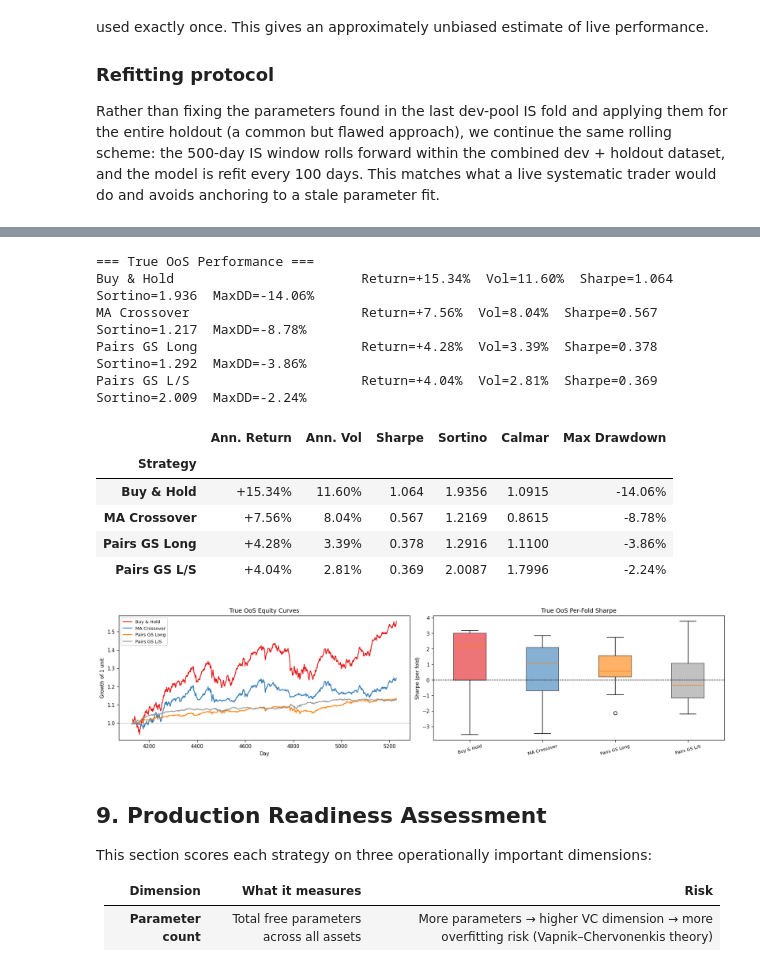
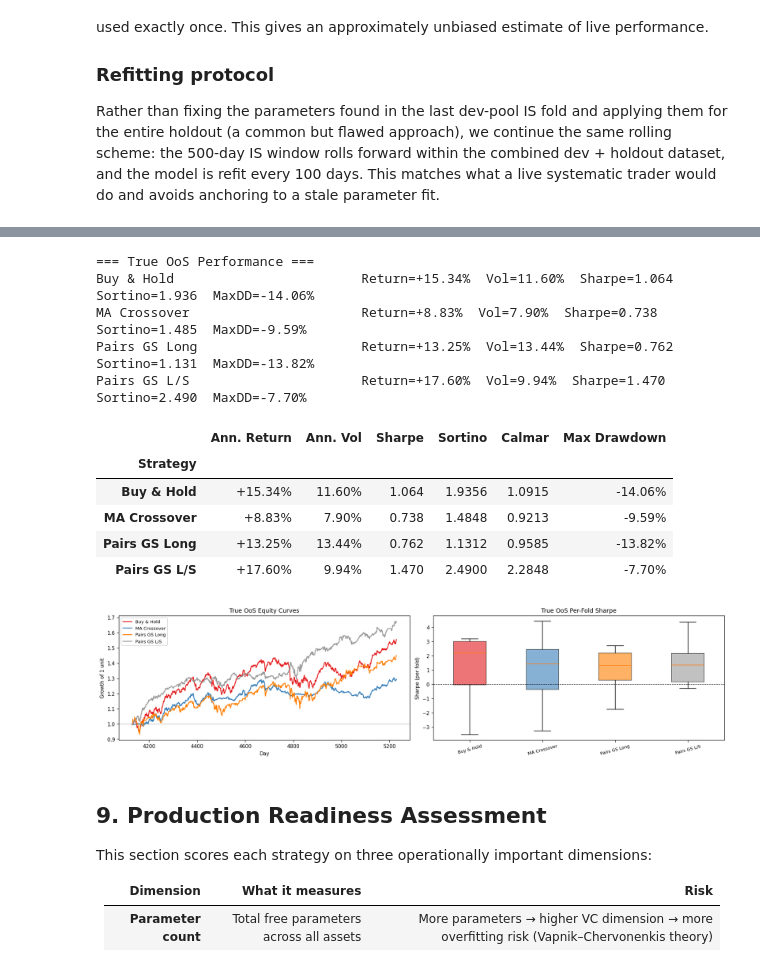
Before and after one commit to PeOll/TMS088, a Jupyter notebook: Subtasks-2/task4-merged.ipynb, the cells around one changed output, grey strips where cells are left out. Cells and saved outputs as stored; diff of their text form; code cells hidden in the pictures.

```diff
--- a/Subtasks-2/task4-merged.ipynb
+++ b/Subtasks-2/task4-merged.ipynb
@@ -375,7 +381,8 @@ def make_pairs_fold(A, B, variant='lo'):
             z_is = pairs_z_score(log_is, A, B, w).reindex(ret_is.index).values
             for ez in ENTRY_GRID:
                 pA, pB = state_fn(z_is, ez)
-                pair_ret = pA * ret_is[A].values + pB * ret_is[B].values
+                flat_frac = (np.abs(pA) + np.abs(pB) == 0).astype(float)
+                pair_ret  = pA * ret_is[A].values + pB * ret_is[B].values + flat_frac * rf_daily
                 sh = sharpe(pd.Series(pair_ret, index=ret_is.index))
                 if sh > best_sh:
                     best_sh, best_win, best_ez = sh, w, ez
@@ -386,9 +393,12 @@ def make_pairs_fold(A, B, variant='lo'):
         pA_ser = pd.Series(pA_all, index=log_w.index).reindex(ret_oos.index).fillna(0)
         pB_ser = pd.Series(pB_all, index=log_w.index).reindex(ret_oos.index).fillna(0)
 
+        pA_arr  = pA_ser.values
+        pB_arr  = pB_ser.values
+        flat_rf = (np.abs(pA_arr) + np.abs(pB_arr) == 0).astype(float) * rf_daily
         out     = pd.DataFrame(0.0, index=ret_oos.index, columns=SERIES)
-        out[A]  = pA_ser.values * ret_oos[A].values
-        out[B]  = pB_ser.values * ret_oos[B].values
+        out[A]  = pA_arr * ret_oos[A].values + flat_rf / 2
+        out[B]  = pB_arr * ret_oos[B].values + flat_rf / 2
         return out
 
     return fold_fn
@@ -556,7 +578,7 @@ Done.
 print('=== Portfolio-Level Walk-Forward Performance ===')
 metric_rows, fold_rows = [], []
 for name, _ in MAIN_STRATS:
-    port = WF[name]['rets'].mean(axis=1)
+    port = WF[name]['rets'][STRAT_ACTIVE[name]].mean(axis=1)
     metric_rows.append(backtest_metrics(port, label=name))
     fold_rows.append(fold_stats(WF[name]['fold_srs'], label=name))
 
@@ -631,7 +653,7 @@ for ax, (name, _) in zip(axes.flat, MAIN_STRATS):
         cum = (1 + oos_df[col]).cumprod()
         ax.plot(cum.index, cum.values, lw=0.9, color=ASSET_COLORS[col],
                 alpha=0.75, label=col)
-    port_cum = (1 + oos_df.mean(axis=1)).cumprod()
+    port_cum = (1 + oos_df[STRAT_ACTIVE[name]].mean(axis=1)).cumprod()
     ax.plot(port_cum.index, port_cum.values, 'k-', lw=2.0, label='Portfolio')
     ax.axhline(1.0, color='gray', lw=0.3)
     ax.set_title(name, fontsize=9)
@@ -1038,14 +1066,15 @@ def run_real_oos(fold_fn, lr_full, prices_full_c, oos_start_pos):
     oos_chunks, fold_srs = [], []
     pos = oos_start_pos
     while pos + OOS_STEP <= n:
-        is_start = max(0, pos - IS_WINDOW)
+        is_start = 0
         ret_is   = lr_full.iloc[is_start : pos]
         ret_oos  = lr_full.iloc[pos : pos + OOS_STEP]
         prices_w = prices_full_c.loc[prices_full_c.index.isin(
             ret_is.index.tolist() + ret_oos.index.tolist())]
         oos = fold_fn(ret_is, ret_oos, prices_w)
         oos_chunks.append(oos)
-        fold_srs.append(sharpe(oos.mean(axis=1)))
+        active = _active_cols(oos)
+        fold_srs.append(sharpe(oos[active].mean(axis=1)))
         pos += OOS_STEP
     if not oos_chunks:
         return pd.DataFrame(columns=SERIES, dtype=float), []
@@ -1055,15 +1084,6 @@ lr_full_combined     = pd.concat([lr_pseudo, lr_holdout])
 prices_full_combined = pd.concat([prices_pseudo, prices_holdout])
 oos_start_pos        = len(lr_pseudo)
 
-# Compute Sharpe over active assets only (pairs have 5/7 zero columns)
-STRAT_ACTIVE = {
-    'Buy & Hold':    SERIES,
-    'MA Crossover':  SERIES,
-    'Pairs GW Long': ['gurkor', 'water'],
-    'Pairs GS Long': ['guitars', 'slingshots'],
-    'Pairs GW L/S':  ['gurkor', 'water'],
-    'Pairs GS L/S':  ['guitars', 'slingshots'],
-}
 dev_sharpes = {
     name: sharpe(WF[name]['rets'][STRAT_ACTIVE[name]].mean(axis=1))
     for name, _ in MAIN_STRATS
@@ -1090,7 +1126,7 @@ print('Done.')
 print('=== True OoS Performance ===')
 roos_rows = []
 for name, _ in roos_strats:
-    port = ROOS[name]['rets'].mean(axis=1)
+    port = ROOS[name]['rets'][STRAT_ACTIVE[name]].mean(axis=1)
     roos_rows.append(backtest_metrics(port, label=name))
 
 roos_tbl = pd.DataFrame(roos_rows).set_index('Strategy').round(4)
@@ -1098,41 +1134,41 @@ roos_tbl['Ann. Return']  = roos_tbl['Ann. Return'].map('{:+.2%}'.format)
 roos_tbl['Ann. Vol']     = roos_tbl['Ann. Vol'].map('{:.2%}'.format)
 roos_tbl['Max Drawdown'] = roos_tbl['Max Drawdown'].map('{:.2%}'.format)
 roos_tbl['Sharpe']       = roos_tbl['Sharpe'].map('{:.3f}'.format)
 display(roos_tbl)
 
 fig, axes = plt.subplots(1, 2, figsize=(16, 4))
 for name, _ in roos_strats:
-    port_cum = (1 + ROOS[name]['rets'].mean(axis=1)).cumprod()
+    port_cum = (1 + ROOS[name]['rets'][STRAT_ACTIVE[name]].mean(axis=1)).cumprod()
     axes[0].plot(port_cum.index, port_cum.values, lw=1.5, label=name,
                  color=STRAT_COLORS.get(name, 'gray'))
 axes[0].axhline(1.0, color='gray', lw=0.4)
 axes[0].set(xlabel='Day', ylabel='Growth of 1 unit', title='True OoS Equity Curves')
 axes[0].legend(fontsize=8)
 
 bp = axes[1].boxplot([ROOS[n]['fold_srs'] for n, _ in roos_strats],
                      labels=[n for n, _ in roos_strats], patch_artist=True)
 for patch, (name, _) in zip(bp['boxes'], roos_strats):
     patch.set_facecolor(STRAT_COLORS.get(name, 'gray')); patch.set_alpha(0.6)
 axes[1].axhline(0, color='k', lw=0.8, ls='--')
 axes[1].set(ylabel='Sharpe (per fold)', title='True OoS Per-Fold Sharpe')
 axes[1].tick_params(axis='x', labelsize=8, rotation=15)
 
 plt.tight_layout()
 plt.savefig('../Output/task4/real_oos.png', dpi=150)
 plt.show()
 # %% [output]
 === True OoS Performance ===
 Buy & Hold                        Return=+15.34%  Vol=11.60%  Sharpe=1.064  Sortino=1.936  MaxDD=-14.06%
-MA Crossover                      Return=+7.56%  Vol=8.04%  Sharpe=0.567  Sortino=1.217  MaxDD=-8.78%
-Pairs GS Long                     Return=+4.28%  Vol=3.39%  Sharpe=0.378  Sortino=1.292  MaxDD=-3.86%
-Pairs GS L/S                      Return=+4.04%  Vol=2.81%  Sharpe=0.369  Sortino=2.009  MaxDD=-2.24%
+MA Crossover                      Return=+8.83%  Vol=7.90%  Sharpe=0.738  Sortino=1.485  MaxDD=-9.59%
+Pairs GS Long                     Return=+13.25%  Vol=13.44%  Sharpe=0.762  Sortino=1.131  MaxDD=-13.82%
+Pairs GS L/S                      Return=+17.60%  Vol=9.94%  Sharpe=1.470  Sortino=2.490  MaxDD=-7.70%
 |  | Ann. Return | Ann. Vol | Sharpe | Sortino | Calmar | Max Drawdown |
 | Strategy |  |  |  |  |  |  |
 | Buy & Hold | +15.34% | 11.60% | 1.064 | 1.9356 | 1.0915 | -14.06% |
-| MA Crossover | +7.56% | 8.04% | 0.567 | 1.2169 | 0.8615 | -8.78% |
-| Pairs GS Long | +4.28% | 3.39% | 0.378 | 1.2916 | 1.1100 | -3.86% |
-| Pairs GS L/S | +4.04% | 2.81% | 0.369 | 2.0087 | 1.7996 | -2.24% |
+| MA Crossover | +8.83% | 7.90% | 0.738 | 1.4848 | 0.9213 | -9.59% |
+| Pairs GS Long | +13.25% | 13.44% | 0.762 | 1.1312 | 0.9585 | -13.82% |
+| Pairs GS L/S | +17.60% | 9.94% | 1.470 | 2.4900 | 2.2848 | -7.70% |
-[figure, old version]
+[figure, new version]
 # %% [markdown]
 ## 9. Production Readiness Assessment
 
```
Also changed, not shown: parts of 11 cells of this notebook, 19 other files.
